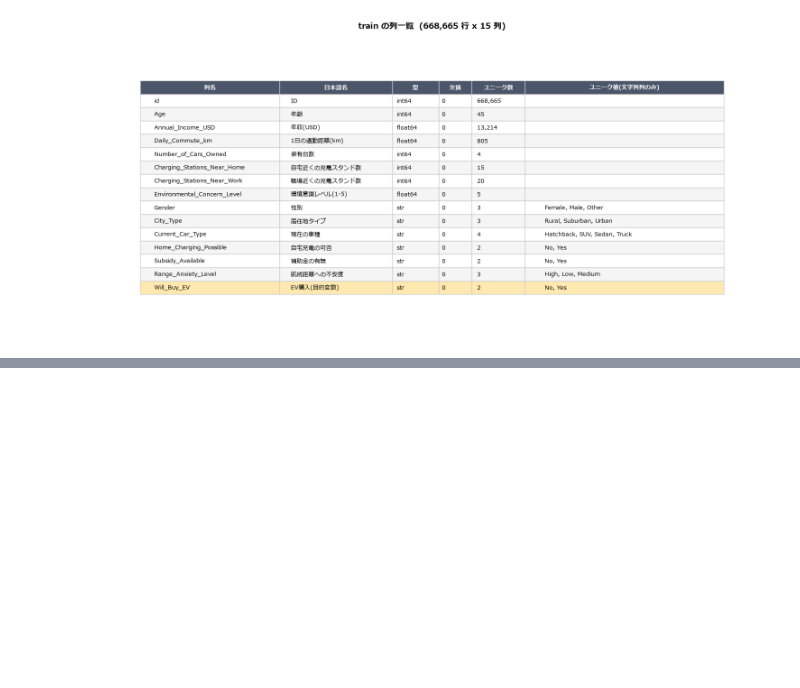
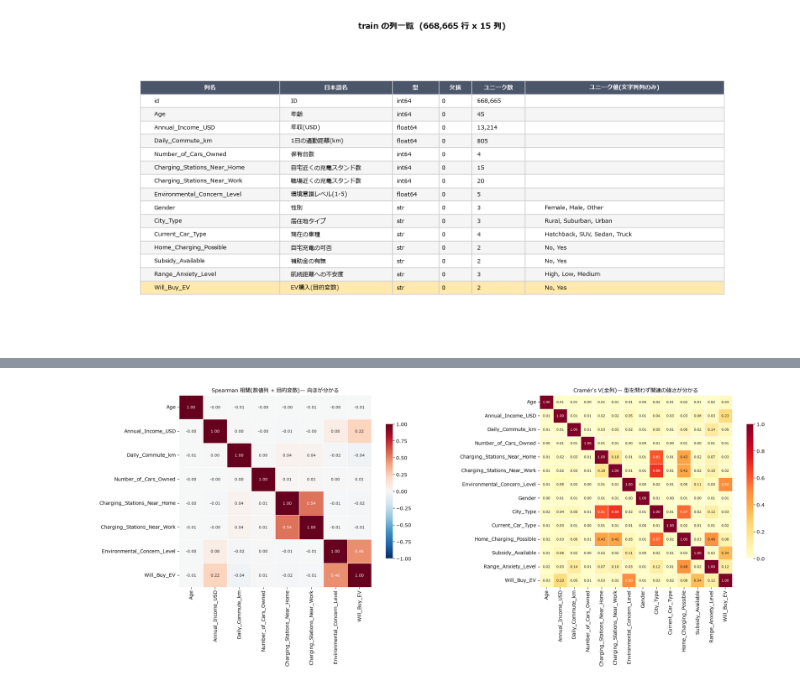
Before and after one commit to takactkc123-create/kaggle, a Jupyter notebook: 2609/notebooks/01_eda.ipynb, the cells around one changed output, grey strips where cells are left out. Cells and saved outputs as stored; diff of their text form; code cells hidden in the pictures; blank space fills up the shorter version.

```diff
--- a/2609/notebooks/01_eda.ipynb
+++ b/2609/notebooks/01_eda.ipynb
@@ -206,0 +211,12 @@ plt.tight_layout()
+# %%
+fig, axes = plt.subplots(2, 6, figsize=(20, 7))
+for i, col in enumerate(CAT_COLS):
+    sns.histplot(data=train, x=col, hue=TARGET, multiple="stack", palette="viridis",
+                 shrink=0.8, ax=axes[0, i], legend=(i == 0))
+    axes[0, i].set_title(col, fontsize=10); axes[0, i].tick_params(axis="x", rotation=45)
+    rate = y.groupby(train[col]).mean().sort_values()
+    sns.barplot(x=rate.index, y=rate.values, hue=rate.index,
+                palette="viridis", legend=False, ax=axes[1, i])
+    axes[1, i].axhline(overall_rate, color="red", ls="--", lw=1)
+    axes[1, i].set_title(f"P(Yes) by {col}", fontsize=10); axes[1, i].tick_params(axis="x", rotation=45)
+plt.tight_layout()
@@ -206,0 +273,46 @@ plt.tight_layout()
+# %%
+from scipy.stats import chi2_contingency
+
+
+def cramers_v(a, b):
+    """2列の関連の強さを 0〜1 で返す。カテゴリ列どうしでも使える。"""
+    table = pd.crosstab(a, b)
+    if min(table.shape) < 2:
+        return np.nan
+    chi2 = chi2_contingency(table)[0]
+    return np.sqrt((chi2 / table.to_numpy().sum()) / (min(table.shape) - 1))
+
+
+# Cramér's V 用に、値の細かい列は10分位に区切っておく
+binned = {c: (train[c] if train[c].nunique() <= 20
+              else pd.qcut(train[c], 10, duplicates="drop").astype(str))
+          for c in NUM_COLS}
+binned.update({c: train[c] for c in CAT_COLS})
+binned[TARGET] = train[TARGET]
+
+all_cols = NUM_COLS + CAT_COLS + [TARGET]
+cramer = pd.DataFrame(np.nan, index=all_cols, columns=all_cols, dtype=float)
+for i, a in enumerate(all_cols):
+    for b in all_cols[i:]:
+        value = 1.0 if a == b else cramers_v(binned[a], binned[b])
+        cramer.loc[a, b] = cramer.loc[b, a] = value
+
+# Spearman は数値列 + 目的変数(0/1)で算出する
+numeric_frame = train[NUM_COLS].copy()
+numeric_frame[TARGET] = y
+spearman = numeric_frame.corr(method="spearman")
+
+fig, axes = plt.subplots(1, 2, figsize=(21, 8))
+sns.heatmap(spearman, annot=True, fmt=".2f", cmap="RdBu_r", center=0,
+            vmin=-1, vmax=1, square=True, linewidths=.5,
+            cbar_kws={"shrink": .7}, annot_kws={"size": 8}, ax=axes[0])
+axes[0].set_title("Spearman 相関(数値列 + 目的変数)— 向きが分かる", fontsize=11)
+
+sns.heatmap(cramer, annot=True, fmt=".2f", cmap="YlOrRd", vmin=0, vmax=1,
+            square=True, linewidths=.5, cbar_kws={"shrink": .7},
+            annot_kws={"size": 7}, ax=axes[1])
+axes[1].set_title("Cramér's V(全列)— 型を問わず関連の強さが分かる", fontsize=11)
+
+plt.tight_layout()
+# %% [output]
+[figure, added]
```
Also changed, not shown: parts of 48 cells of this notebook.
